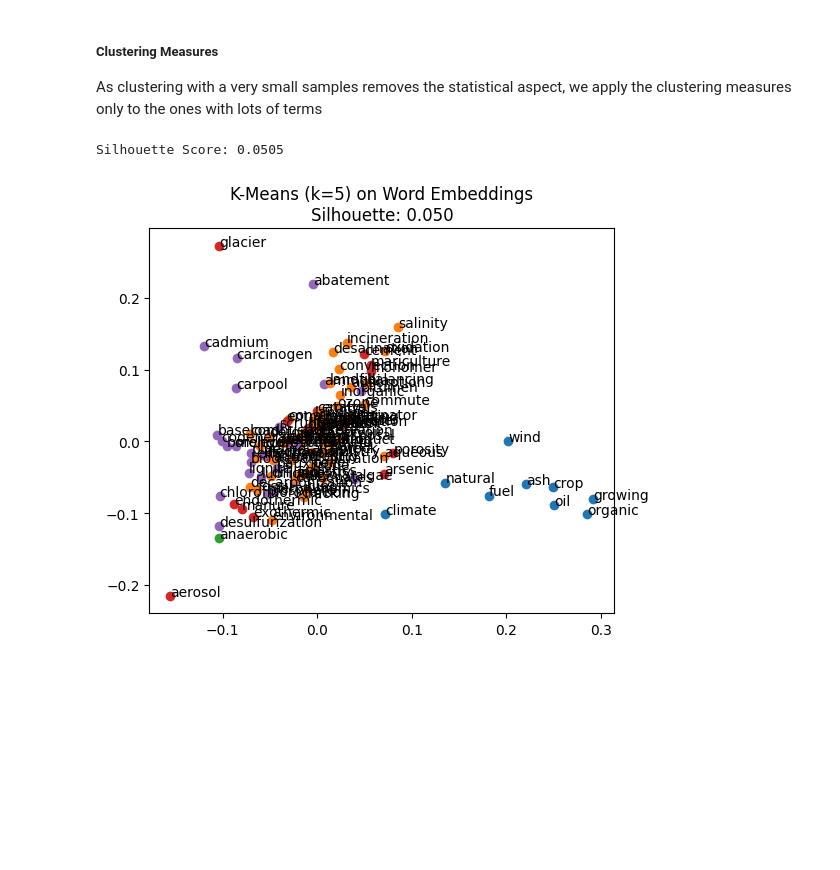
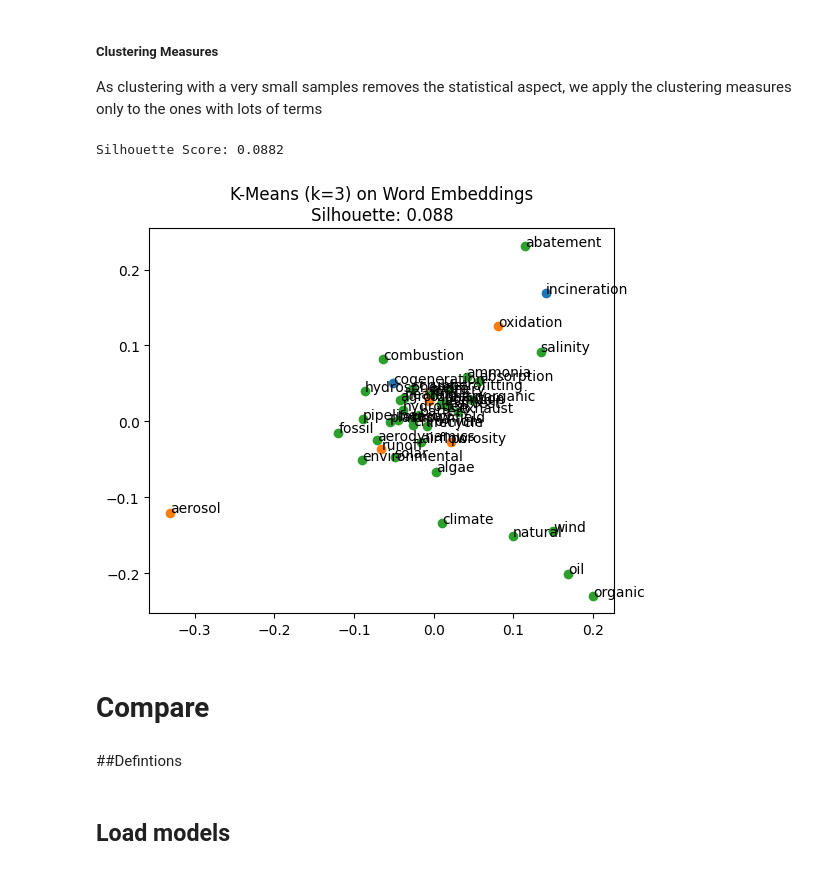
Before and after one commit to lucarenz1997/NLP, a Jupyter notebook: Stage_2_Part_2.ipynb, the cells around one changed output. Drawn from its saved outputs; the diff is of its cells as text; code cells hidden in the pictures; blank space fills up the shorter version.

```diff
--- a/Stage_2_Part_2.ipynb
+++ b/Stage_2_Part_2.ipynb
@@ -628,39 +565,43 @@ vectors_np = np.stack(vectors, axis=0)
 # 2. K-Means Clustering
 #############################################
 
-num_clusters = 5
+num_clusters = 3
 kmeans = KMeans(n_clusters=num_clusters, random_state=42)
 kmeans.fit(vectors_np)
 cluster_labels = kmeans.labels_
 
 #############################################
 # 3. Compute Clustering Quality via Silhouette Score
 #############################################
 
 # Silhouette ranges from -1 to +1
 # +1 => perfectly separated clusters
 # near 0 => overlapping clusters
 # -1 => clusters are assigned incorrectly
 sil_score = silhouette_score(vectors_np, cluster_labels)
 print(f"Silhouette Score: {sil_score:.4f}")
 
 #############################################
 # 4. Quick 2D Visualization
 #############################################
 # We'll do a simple PCA or t-SNE to see how the clusters look in 2D
 from sklearn.decomposition import PCA
 
 pca = PCA(n_components=2)
 pca_2d = pca.fit_transform(vectors_np)
 
 plt.figure(figsize=(6, 5))
 for i, w in enumerate(words):
     x, y = pca_2d[i, 0], pca_2d[i, 1]
     plt.scatter(x, y, c=f"C{cluster_labels[i]}")
     plt.annotate(w, (x, y))
 
 plt.title(f"K-Means (k={num_clusters}) on Word Embeddings\nSilhouette: {sil_score:.3f}")
 plt.show()
 # %% [output]
-Silhouette Score: 0.0505
+Silhouette Score: 0.0882
-[figure, old version]
+[figure, new version]
+# %% [markdown]
+# Compare
+# %% [markdown]
+##Defintions
@@ -666,0 +748,2 @@ Silhouette Score: 0.0505
+# %% [markdown]
+## Load models
```
Also changed, not shown: parts of 7 cells of this notebook.
